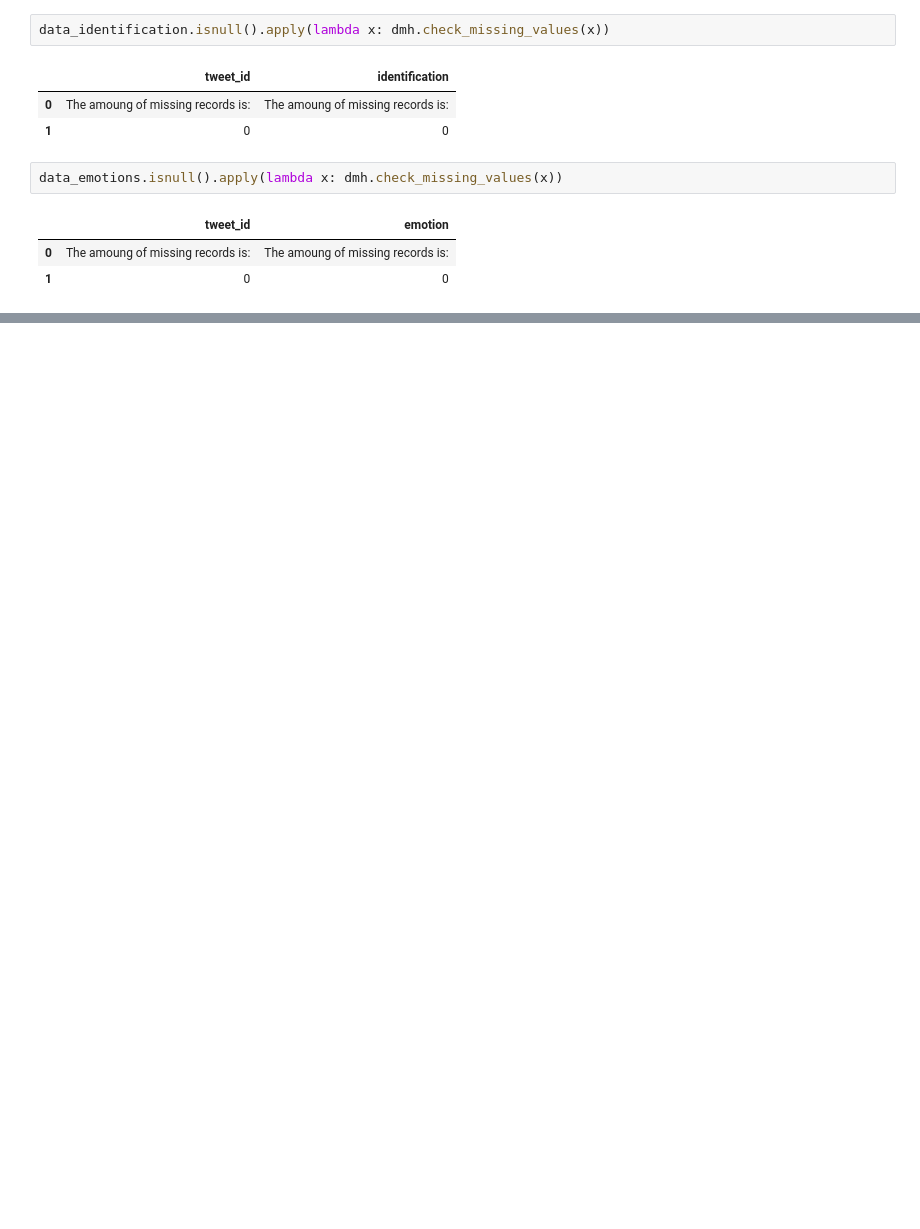
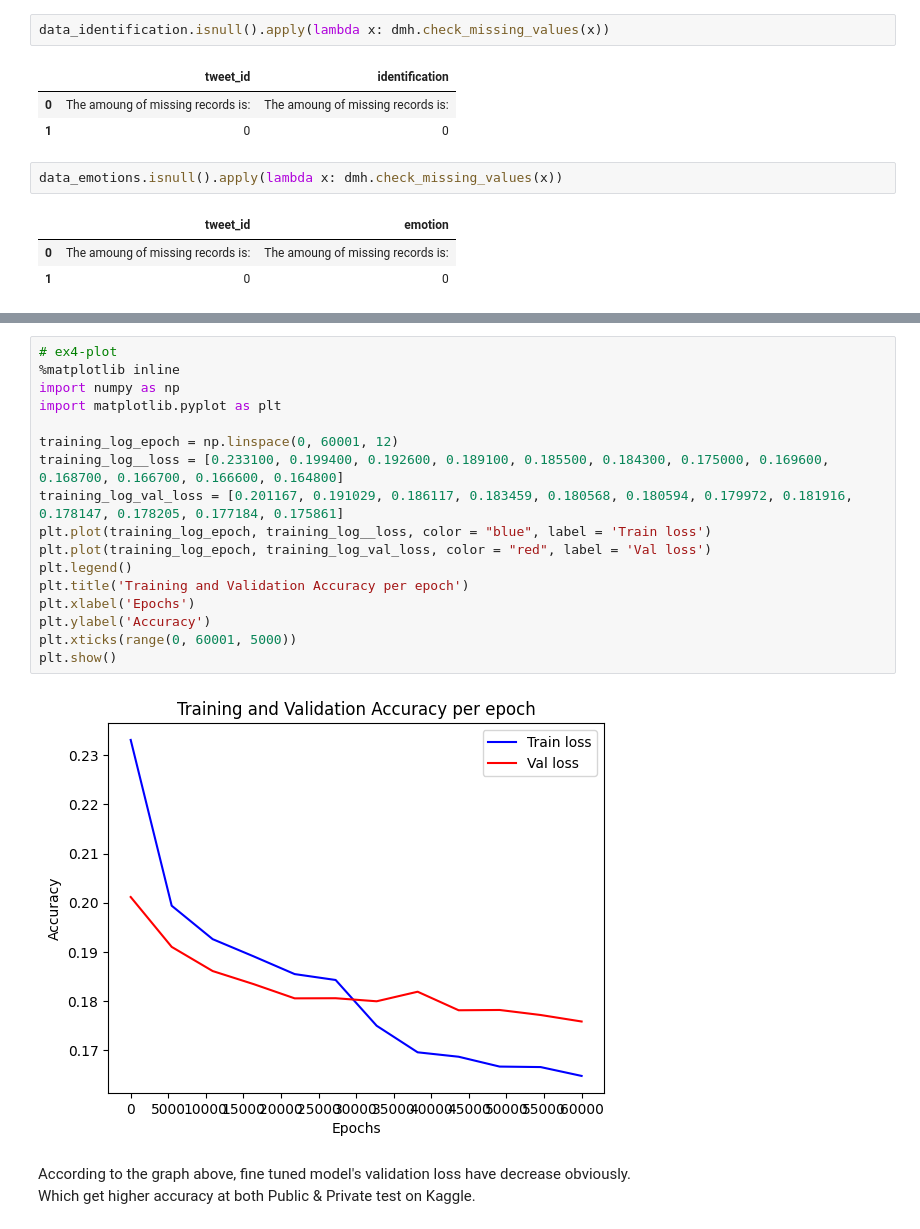
Before and after one commit to Judy-Hsieh/DM2022-Lab2-Homework, a Jupyter notebook: DM2022-Lab2-Homework.ipynb, the cells around one changed output, grey strips where cells are left out. Drawn from its saved outputs; the diff is of its cells as text; blank space fills up the shorter version.

Commit message:
Kaggle competition reports

```diff
--- a/DM2022-Lab2-Homework.ipynb
+++ b/DM2022-Lab2-Homework.ipynb
@@ -193,0 +517,22 @@ NameError: name 'data_identification' is not defined
+# %%
+# ex4-plot
+%matplotlib inline
+import numpy as np
+import matplotlib.pyplot as plt
+
+training_log_epoch = np.linspace(0, 60001, 12)
+training_log__loss = [0.233100, 0.199400, 0.192600, 0.189100, 0.185500, 0.184300, 0.175000, 0.169600, 0.168700, 0.166700, 0.166600, 0.164800]
+training_log_val_loss = [0.201167, 0.191029, 0.186117, 0.183459, 0.180568, 0.180594, 0.179972, 0.181916, 0.178147, 0.178205, 0.177184, 0.175861]
+plt.plot(training_log_epoch, training_log__loss, color = "blue", label = 'Train loss')
+plt.plot(training_log_epoch, training_log_val_loss, color = "red", label = 'Val loss')
+plt.legend()
+plt.title('Training and Validation Accuracy per epoch')
+plt.xlabel('Epochs')
+plt.ylabel('Accuracy')
+plt.xticks(range(0, 60001, 5000))
+plt.show()
+# %% [output]
+[figure, added]
+# %% [markdown]
+According to the graph above, fine tuned model's validation loss have decrease obviously. <br/>
+Which get higher accuracy at both Public & Private test on Kaggle.
```
Also changed, not shown: parts of 79 cells of this notebook.
